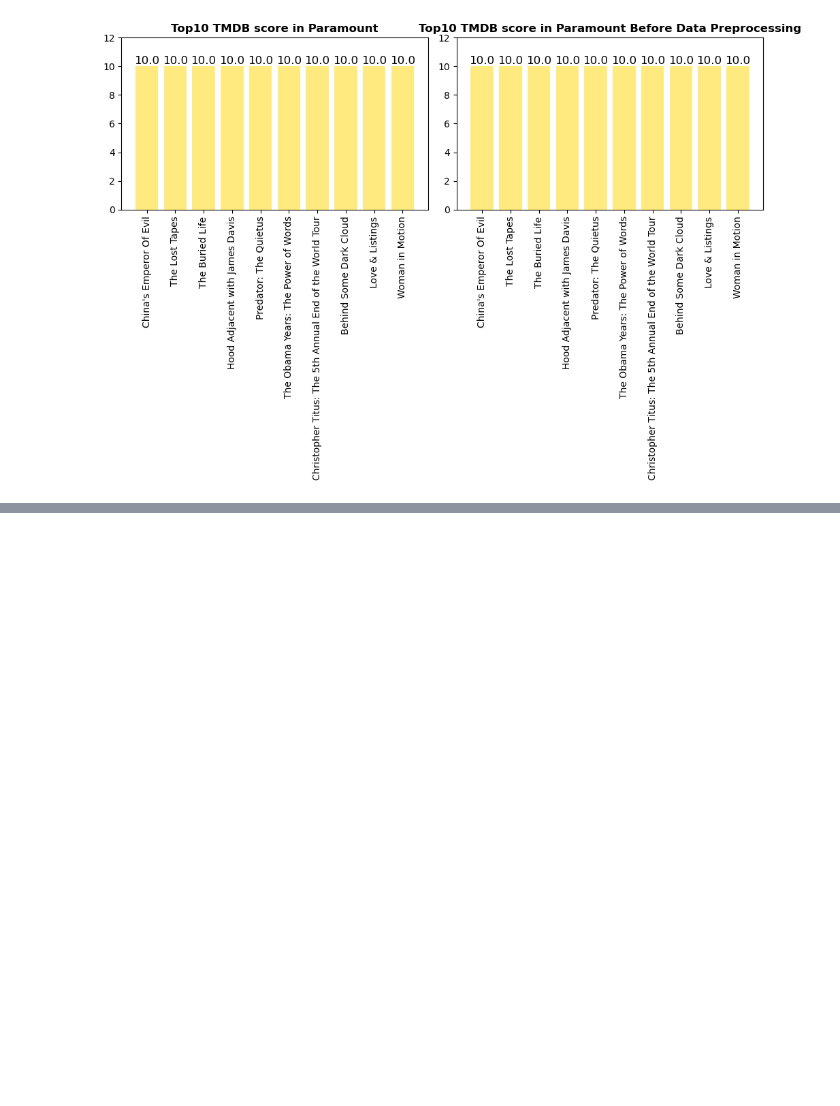
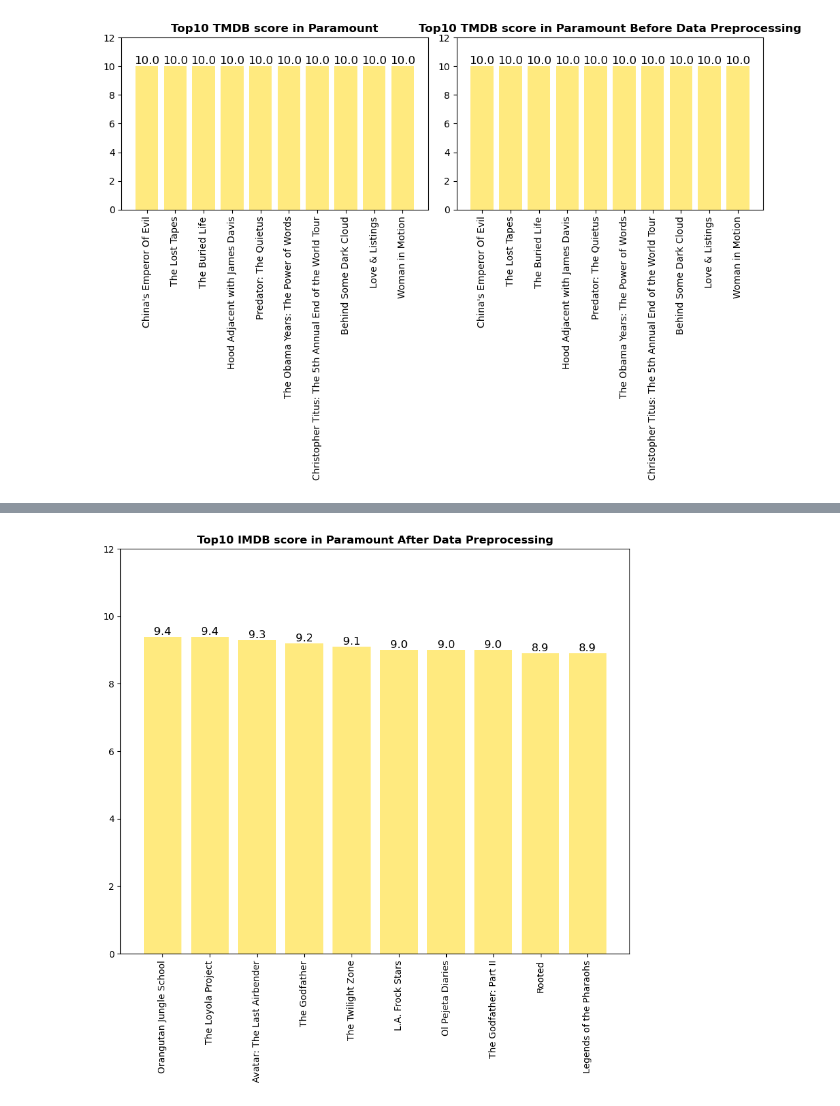
Before and after one commit to soy53/Datathon_ott, a Jupyter notebook: Paramount_1st.ipynb, the cells around one changed output, grey strips where cells are left out. Saved outputs shown, nothing was run; the diff lists cells and outputs as text; code cells hidden in the pictures; blank space fills up the shorter version.

```diff
--- a/Paramount_1st.ipynb
+++ b/Paramount_1st.ipynb
@@ -450,0 +479,4 @@ plt.show()
+# %%
+# imdb NaN값인 경우 prediction으로 채워주기
+para_imdb['imdb_score'] = para_imdb['imdb_score'].fillna(para_imdb['prediction'])
+para_imdb
@@ -450,0 +515,4 @@ plt.show()
+# %%
+# imdb score 상위 10개
+after_top_imdbscore=para_imdb.sort_values('imdb_score',ascending=False)
+after_top_imdbscore.head(10)
@@ -450,0 +567,18 @@ plt.show()
+# %%
+fig = plt.figure(figsize=(10,8))
+
+x = after_top_imdbscore.head(10)['title']
+y = after_top_imdbscore.head(10)['imdb_score']
+bar = plt.bar(x, y, color='gold', alpha=0.5)
+plt.ylim(0, 12)
+
+for rect in bar:
+    height = rect.get_height()
+    plt.text(rect.get_x() + rect.get_width()/2.0, height, '%.1f' % height, ha='center', va='bottom', size = 12)
+
+plt.xticks(rotation=90)
+plt.title("Top10 IMDB score in Paramount After Data Preprocessing",fontweight="bold")
+
+plt.show()
+# %% [output]
+[figure, added]
```
Also changed, not shown: parts of 19 cells of this notebook.
